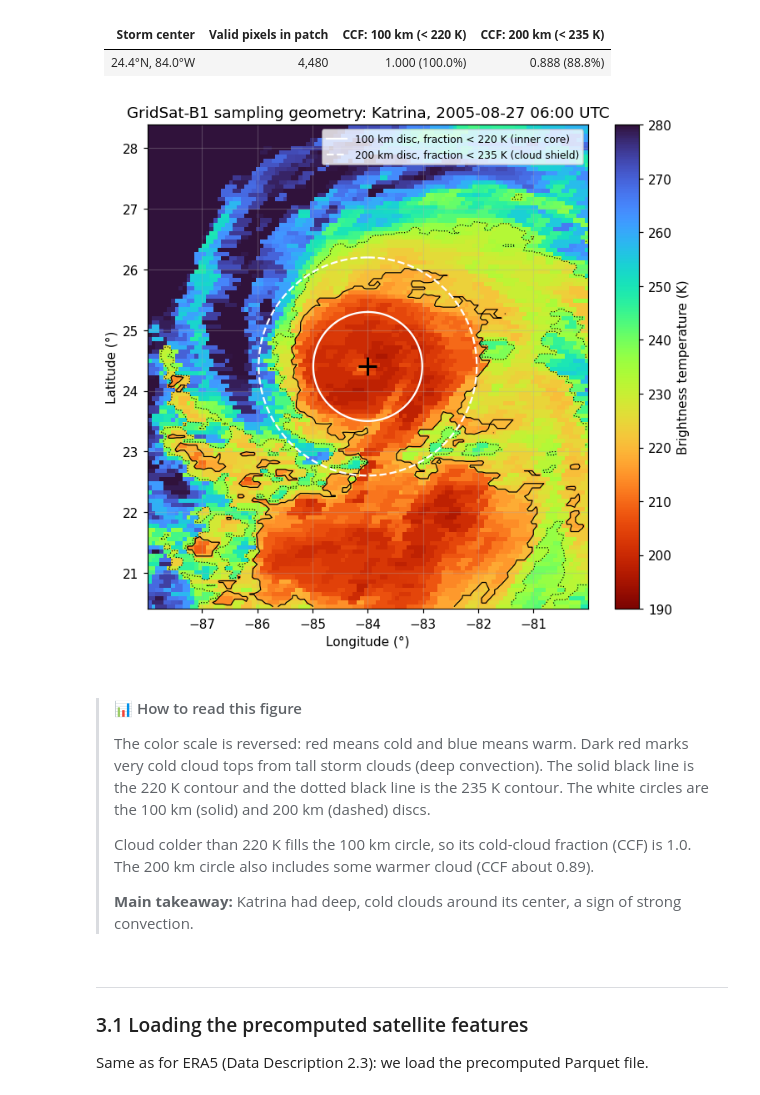
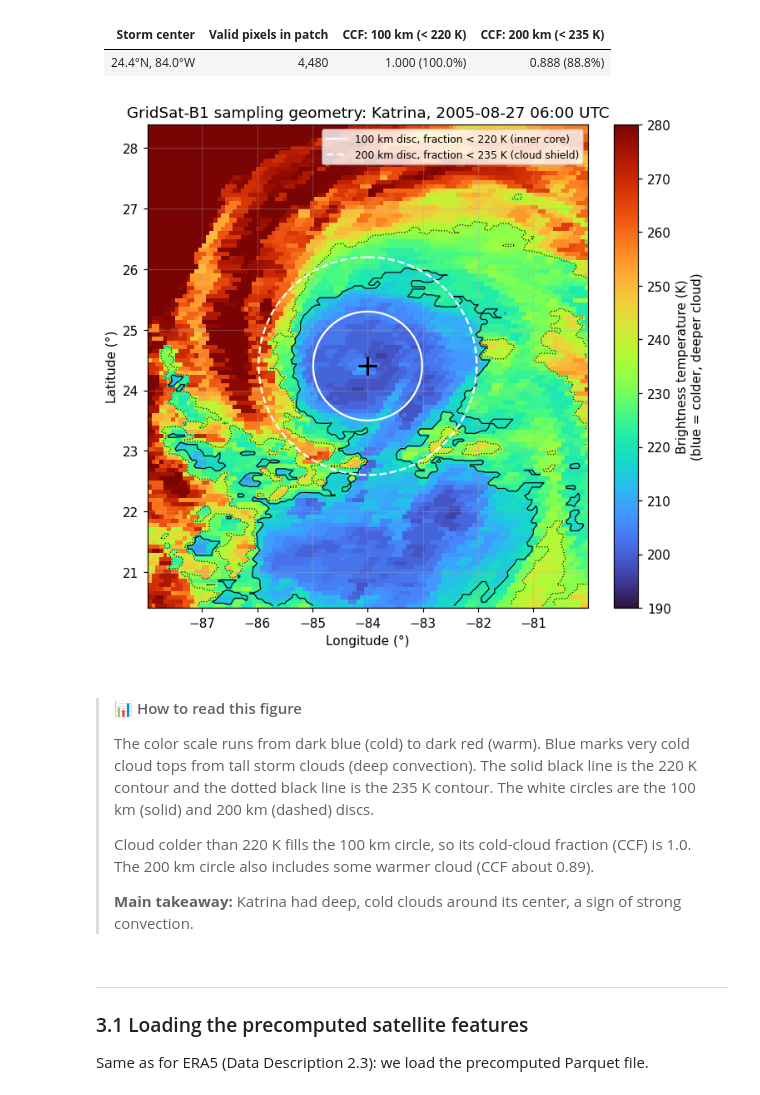
Before and after one commit to sukhadaghewari/tropicalcycloneriprediction, a Jupyter notebook: notebook/tropicalcyclone_rapidintensification.ipynb, the cells around one changed output. Drawn from its saved outputs; the diff is of its cells as text; code cells hidden in the pictures.

```diff
--- a/notebook/tropicalcyclone_rapidintensification.ipynb
+++ b/notebook/tropicalcyclone_rapidintensification.ipynb
@@ -2031,40 +2036,40 @@ display(Markdown(f"""
 # Reuse the ±4° box `gridsat_ir` opened in Step 1 (no second download)
 plot_lat, plot_lon_180 = example_storm_lat, gridsat_lon
 
 # Points on a circle of constant distance around the storm center
 def create_distance_ring(distance_km, num_points=361):
     storm_lat_rad, storm_lon_rad = np.deg2rad(plot_lat), np.deg2rad(plot_lon_180)
     bearing_rad = np.deg2rad(np.linspace(0, 360, num_points))
     angular_distance = distance_km / EARTH_R_KM
     ring_lat_rad = np.arcsin(np.sin(storm_lat_rad)*np.cos(angular_distance) + np.cos(storm_lat_rad)*np.sin(angular_distance)*np.cos(bearing_rad))
     ring_lon_rad = storm_lon_rad + np.arctan2(np.sin(bearing_rad)*np.sin(angular_distance)*np.cos(storm_lat_rad), np.cos(angular_distance)-np.sin(storm_lat_rad)*np.sin(ring_lat_rad))
     return np.rad2deg(ring_lon_rad), np.rad2deg(ring_lat_rad)
 
 fig, ax = plt.subplots(figsize=(7, 6), constrained_layout=True)
-image = ax.pcolormesh(gridsat_ir.lon, gridsat_ir.lat, gridsat_ir.values, cmap="turbo_r", vmin=190, vmax=280)
-fig.colorbar(image, ax=ax, label="Brightness temperature (K)")
+image = ax.pcolormesh(gridsat_ir.lon, gridsat_ir.lat, gridsat_ir.values, cmap="turbo", vmin=190, vmax=280)
+fig.colorbar(image, ax=ax, label="Brightness temperature (K)\n(blue = colder, deeper cloud)")
 
 # Solid black line: 220 K contour. Dotted black line: 235 K contour.
 ax.contour(gridsat_ir.lon, gridsat_ir.lat, gridsat_ir.values, levels=[220], colors="k", linewidths=0.8)
 ax.contour(gridsat_ir.lon, gridsat_ir.lat, gridsat_ir.values, levels=[235], colors="k", linewidths=0.8, linestyles=":")
 
 ax.plot(*create_distance_ring(100), "w-", lw=1.5, label="100 km disc, fraction < 220 K (inner core)")
 ax.plot(*create_distance_ring(200), "w--", lw=1.5, label="200 km disc, fraction < 235 K (cloud shield)")
 ax.plot(plot_lon_180, plot_lat, "k+", ms=14, mew=2)
 
 # One degree of longitude is shorter than one degree of latitude away from the equator.
 # Stretching the axes by 1 / cos(latitude) makes the distance rings look like circles.
 ax.set_aspect(1 / np.cos(np.radians(plot_lat)))
 ax.set(xlabel="Longitude (°)", ylabel="Latitude (°)",
        title=f"GridSat-B1 sampling geometry: {example_storm_name.title()}, {slot:%Y-%m-%d %H:%M} UTC")
 ax.legend(loc="upper right", fontsize=8)
 plt.show()
 # %% [output]
-[figure, old version]
+[figure, new version]
 # %% [markdown]
 > #### 📊 How to read this figure
 >
-> The color scale is reversed: red means cold and blue means warm. Dark red marks very cold cloud tops from tall storm clouds (deep convection). The solid black line is the 220 K contour and the dotted black line is the 235 K contour. The white circles are the 100 km (solid) and 200 km (dashed) discs.
+> The color scale runs from dark blue (cold) to dark red (warm). Blue marks very cold cloud tops from tall storm clouds (deep convection). The solid black line is the 220 K contour and the dotted black line is the 235 K contour. The white circles are the 100 km (solid) and 200 km (dashed) discs.
 >
 > Cloud colder than 220 K fills the 100 km circle, so its cold-cloud fraction (CCF) is 1.0. The 200 km circle also includes some warmer cloud (CCF about 0.89).
 >
```
Also changed, not shown: parts of 40 cells of this notebook, 5 other files.
